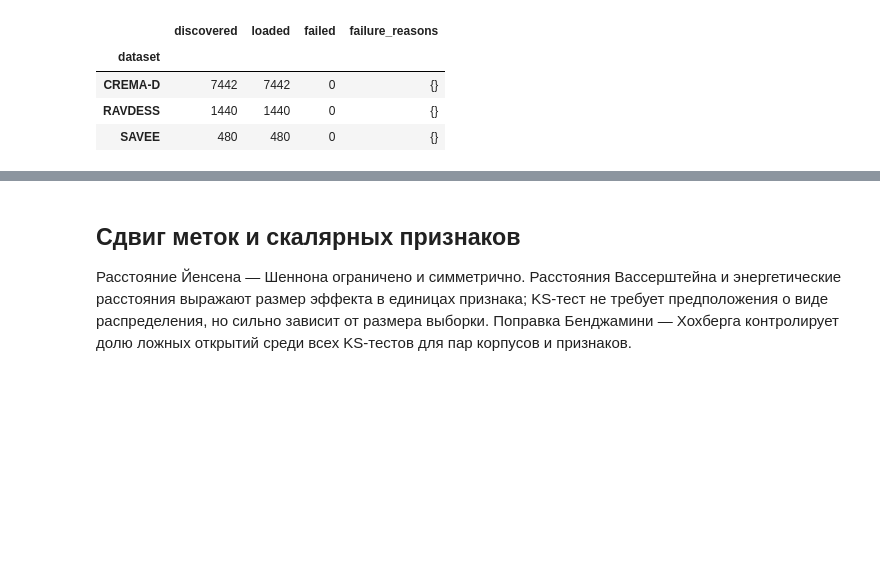
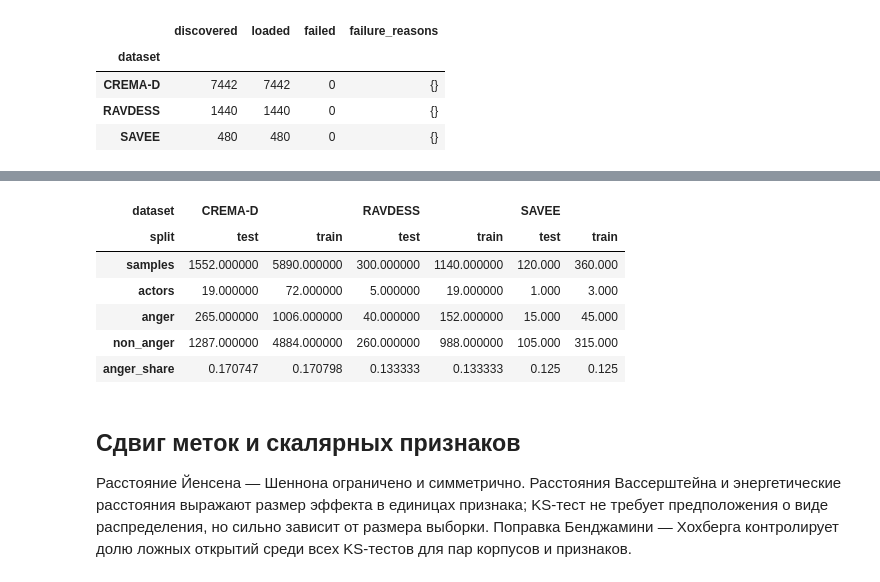
Before and after one commit to blasterss/Splitfed-speech-classification, a Jupyter notebook: notebooks/E0_cross_corpus_heterogeneity.ipynb, the cells around one changed output, grey strips where cells are left out. Cells and saved outputs as stored; diff of their text form; code cells hidden in the pictures; blank space fills up the shorter version.

```diff
--- a/notebooks/E0_cross_corpus_heterogeneity.ipynb
+++ b/notebooks/E0_cross_corpus_heterogeneity.ipynb
@@ -148,0 +278,10 @@ display(summary.round(4))
+# %%
+client_split_summary.groupby(['dataset', 'split']).agg('first').T
+# %% [output]
+| dataset | CREMA-D |  | RAVDESS |  | SAVEE |  |
+| split | test | train | test | train | test | train |
+| samples | 1552.000000 | 5890.000000 | 300.000000 | 1140.000000 | 120.000 | 360.000 |
+| actors | 19.000000 | 72.000000 | 5.000000 | 19.000000 | 1.000 | 3.000 |
+| anger | 265.000000 | 1006.000000 | 40.000000 | 152.000000 | 15.000 | 45.000 |
+| non_anger | 1287.000000 | 4884.000000 | 260.000000 | 988.000000 | 105.000 | 315.000 |
+| anger_share | 0.170747 | 0.170798 | 0.133333 | 0.133333 | 0.125 | 0.125 |
```
Also changed, not shown: parts of 10 cells of this notebook.
